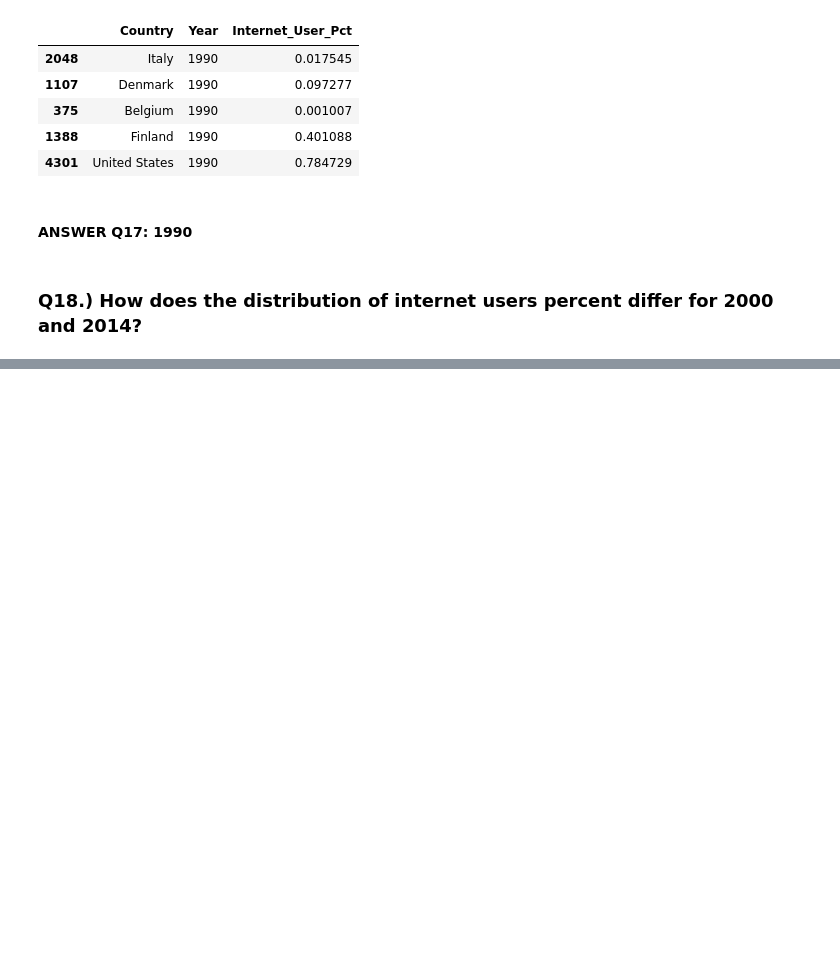
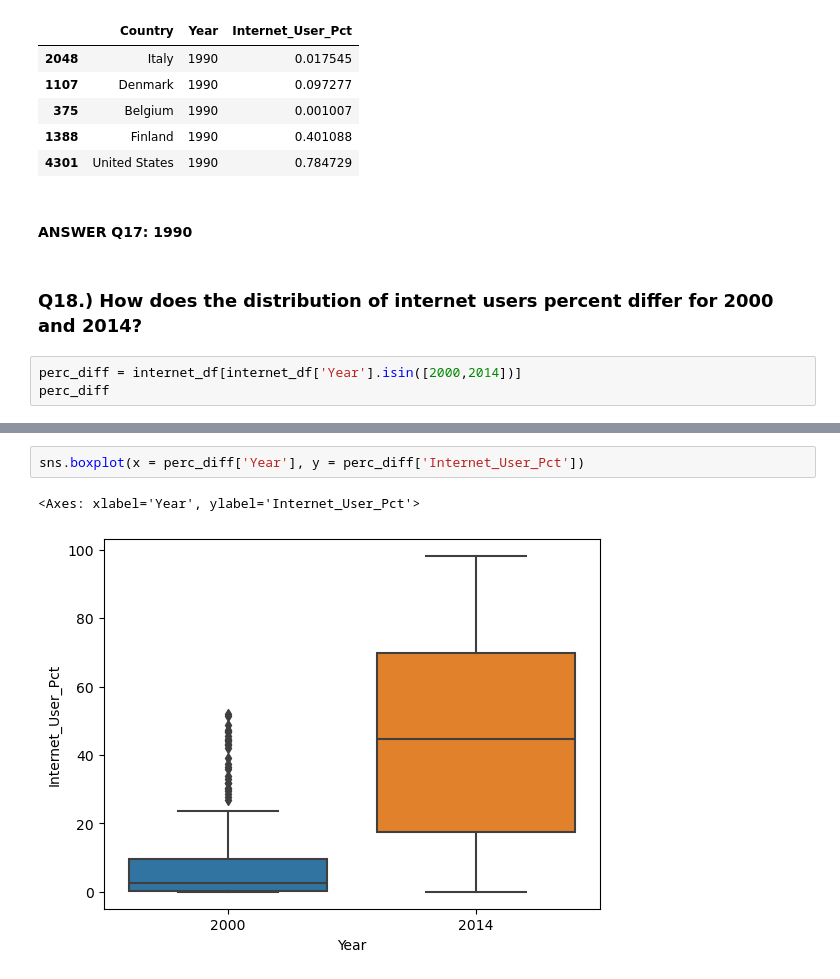
Before and after one commit to NSS-Data-Analytics-Cohort-11/undata-katieclayy, a Jupyter notebook: notebook/UN_data_analysis.ipynb, the cells around one changed output, grey strips where cells are left out. Drawn from its saved outputs; the diff is of its cells as text; blank space fills up the shorter version.

```diff
--- a/notebook/UN_data_analysis.ipynb
+++ b/notebook/UN_data_analysis.ipynb
@@ -400,3 +401,6 @@ internet_df[internet_df['Internet_User_Pct'] > 0].sort_values('Year').head()
 #### ANSWER Q17: 1990
 # %% [markdown]
 ### Q18.) How does the distribution of internet users percent differ for 2000 and 2014?
+# %%
+perc_diff = internet_df[internet_df['Year'].isin([2000,2014])]
+perc_diff
@@ -402,0 +421,5 @@ internet_df[internet_df['Internet_User_Pct'] > 0].sort_values('Year').head()
+# %%
+sns.boxplot(x = perc_diff['Year'], y = perc_diff['Internet_User_Pct'])
+# %% [output]
+<Axes: xlabel='Year', ylabel='Internet_User_Pct'>
+[figure, added]
```
Also changed, not shown: parts of 15 cells of this notebook.
